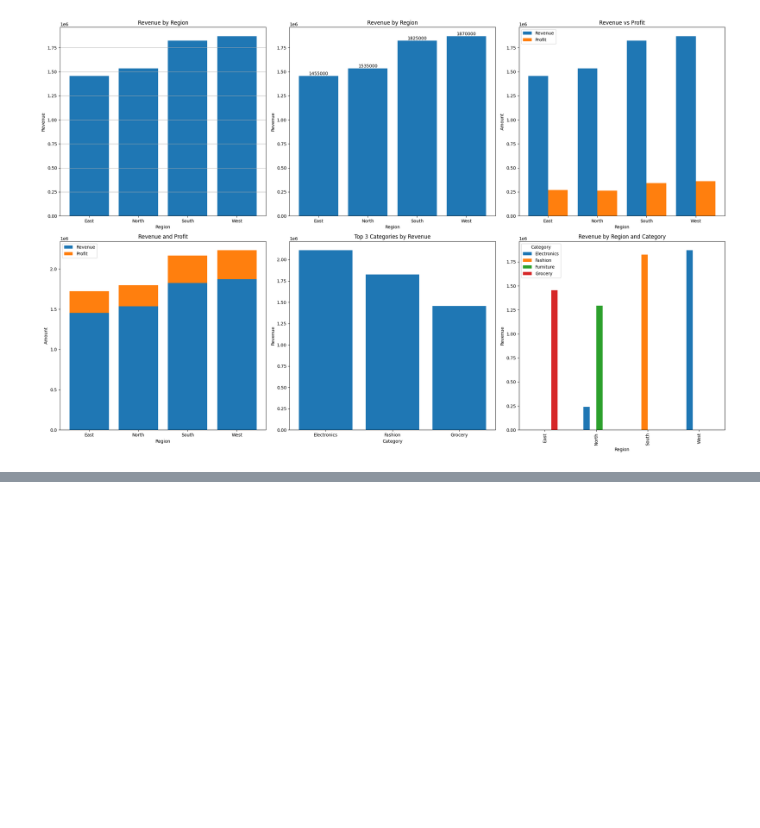
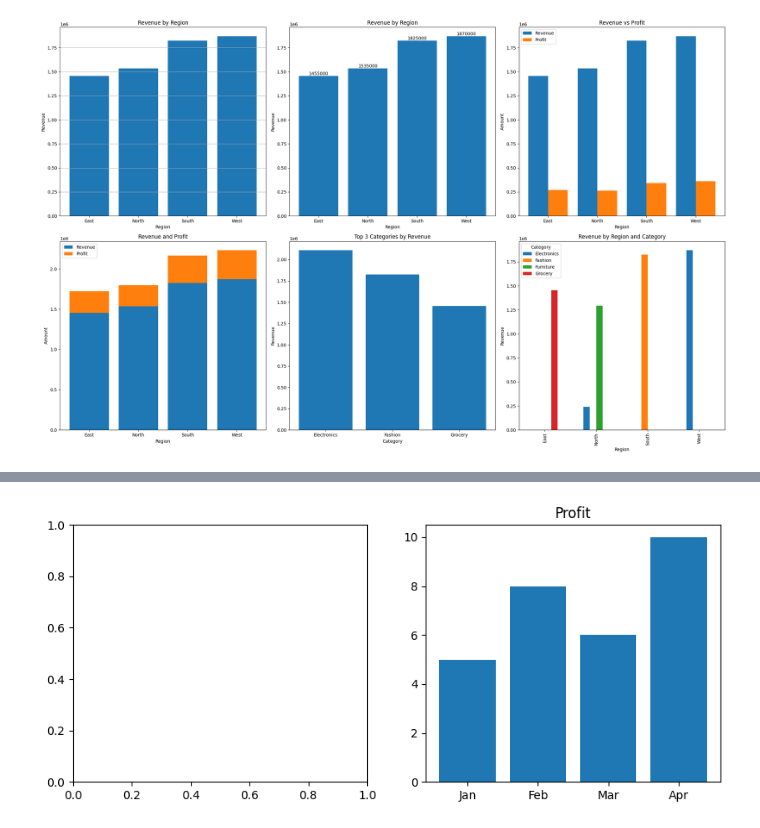
Before and after one commit to theaditya24/COMPLETE-PYTHON-FOR-DATA-ANALYTICS, a Jupyter notebook: Data Visualization Practice.ipynb, the cells around one changed output, grey strips where cells are left out. Cells and saved outputs as stored; diff of their text form; code cells hidden in the pictures; blank space fills up the shorter version.

```diff
--- a/Data Visualization Practice.ipynb
+++ b/Data Visualization Practice.ipynb
@@ -537,0 +727,18 @@ plt.show()
+# %%
+import matplotlib.pyplot as plt
+
+months = ["Jan","Feb","Mar","Apr"]
+sales = [20,30,25,40]
+profit = [5,8,6,10]
+
+fig, ax = plt.subplots(1,2, figsize=(10,4))
+
+# ax[0].plot(months, sales)
+# ax[0].set_title("Sales")
+
+ax[1].bar(months, profit)
+ax[1].set_title("Profit")
+
+plt.show()
+# %% [output]
+[figure, added]
```
Also changed, not shown: parts of 6 cells of this notebook, 3 other files.
